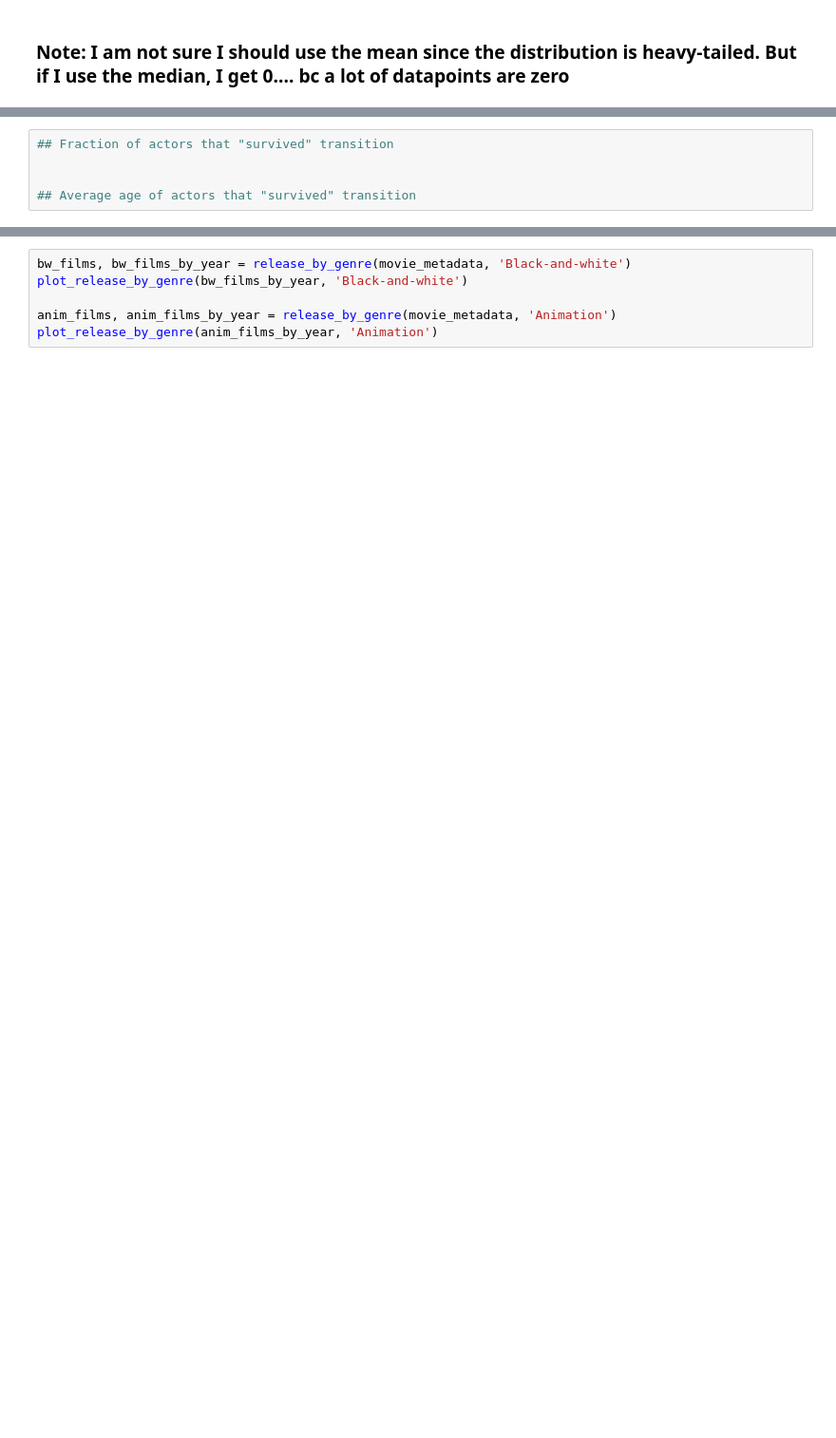
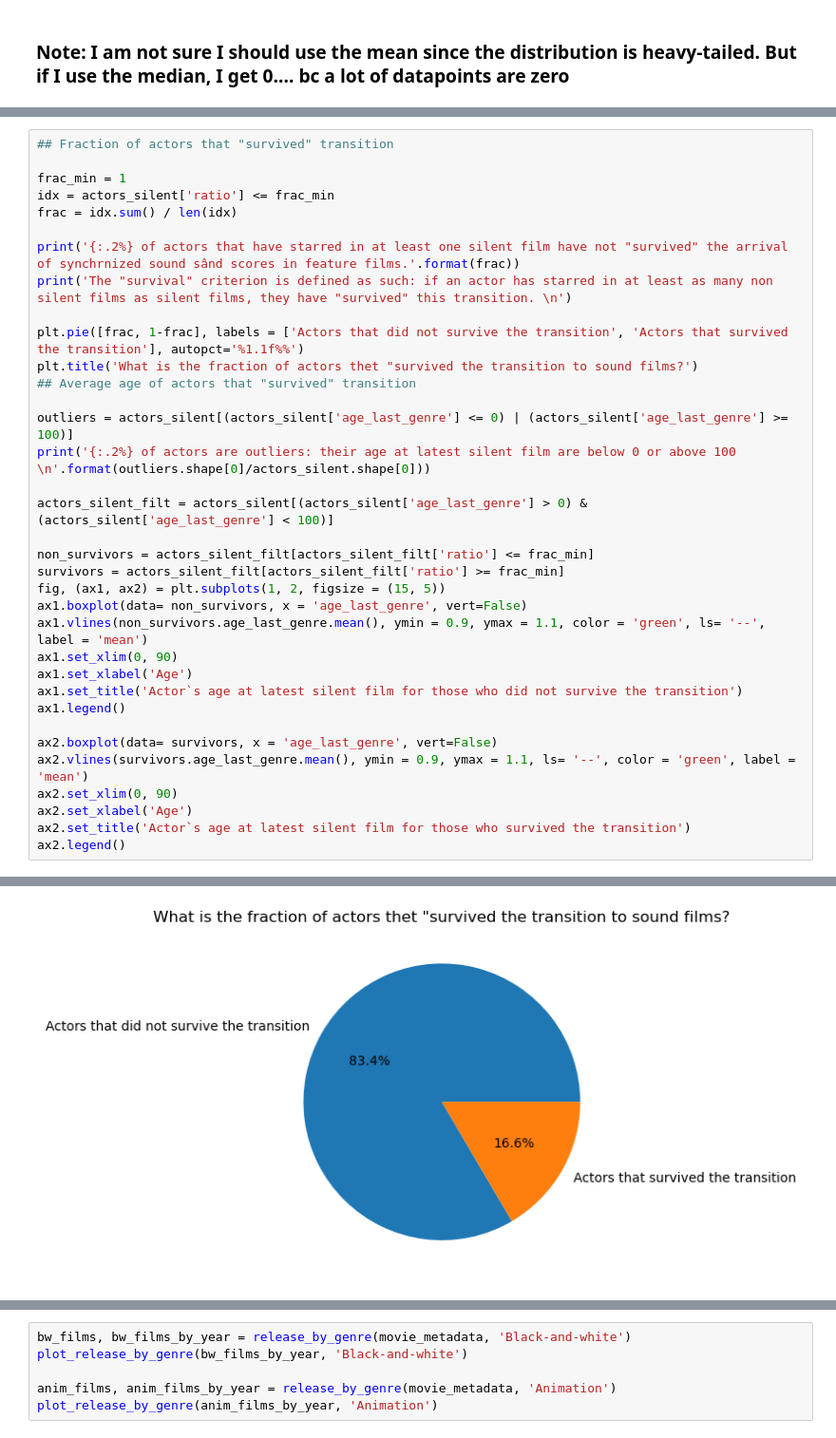
Before and after one commit to epfl-ada/ada-2023-project-adacalypse, a Jupyter notebook: code/actors_career_arc.ipynb, the cells around one changed output, grey strips where cells are left out. Shown: that part at 95% size. Saved outputs shown, nothing was run; the diff lists cells and outputs as text; blank space fills up the shorter version.

```diff
--- a/code/actors_career_arc.ipynb
+++ b/code/actors_career_arc.ipynb
@@ -247,5 +250,36 @@ Fraction of actors whose age at latest Silent film is missing: 42.45%
-# %%
-## Fraction of actors that "survived" transition
-
-
-## Average age of actors that "survived" transition
+# %%
+## Fraction of actors that "survived" transition
+
+frac_min = 1
+idx = actors_silent['ratio'] <= frac_min
+frac = idx.sum() / len(idx)
+
+print('{:.2%} of actors that have starred in at least one silent film have not "survived" the arrival of synchrnized sound sând scores in feature films.'.format(frac))
+print('The "survival" criterion is defined as such: if an actor has starred in at least as many non silent films as silent films, they have "survived" this transition. \n')
+
+plt.pie([frac, 1-frac], labels = ['Actors that did not survive the transition', 'Actors that survived the transition'], autopct='%1.1f%%')
+plt.title('What is the fraction of actors thet "survived the transition to sound films?')
+## Average age of actors that "survived" transition
+
+outliers = actors_silent[(actors_silent['age_last_genre'] <= 0) | (actors_silent['age_last_genre'] >= 100)]
+print('{:.2%} of actors are outliers: their age at latest silent film are below 0 or above 100 \n'.format(outliers.shape[0]/actors_silent.shape[0]))
+
+actors_silent_filt = actors_silent[(actors_silent['age_last_genre'] > 0) & (actors_silent['age_last_genre'] < 100)]
+
+non_survivors = actors_silent_filt[actors_silent_filt['ratio'] <= frac_min]
+survivors = actors_silent_filt[actors_silent_filt['ratio'] >= frac_min]
+fig, (ax1, ax2) = plt.subplots(1, 2, figsize = (15, 5))
+ax1.boxplot(data= non_survivors, x = 'age_last_genre', vert=False)
+ax1.vlines(non_survivors.age_last_genre.mean(), ymin = 0.9, ymax = 1.1, color = 'green', ls= '--', label = 'mean')
+ax1.set_xlim(0, 90)
+ax1.set_xlabel('Age')
+ax1.set_title('Actor`s age at latest silent film for those who did not survive the transition')
+ax1.legend()
+
+ax2.boxplot(data= survivors, x = 'age_last_genre', vert=False)
+ax2.vlines(survivors.age_last_genre.mean(), ymin = 0.9, ymax = 1.1, ls= '--', color = 'green', label = 'mean')
+ax2.set_xlim(0, 90)
+ax2.set_xlabel('Age')
+ax2.set_title('Actor`s age at latest silent film for those who survived the transition')
+ax2.legend()
+# %% [output]
@@ -251,0 +291 @@ Fraction of actors whose age at latest Silent film is missing: 42.45%
+[figure, added]
```
Also changed, not shown: parts of 6 cells of this notebook.
